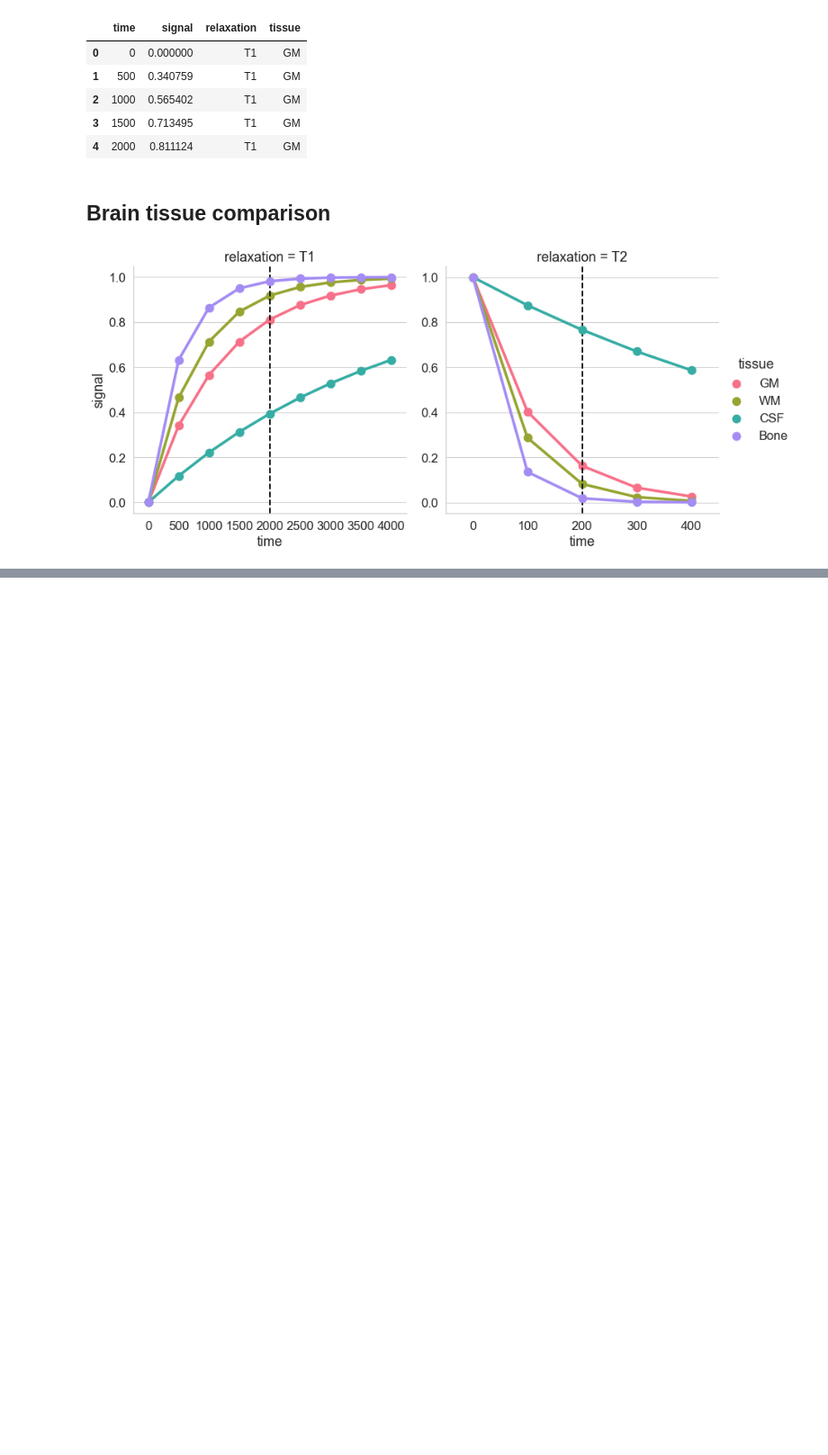
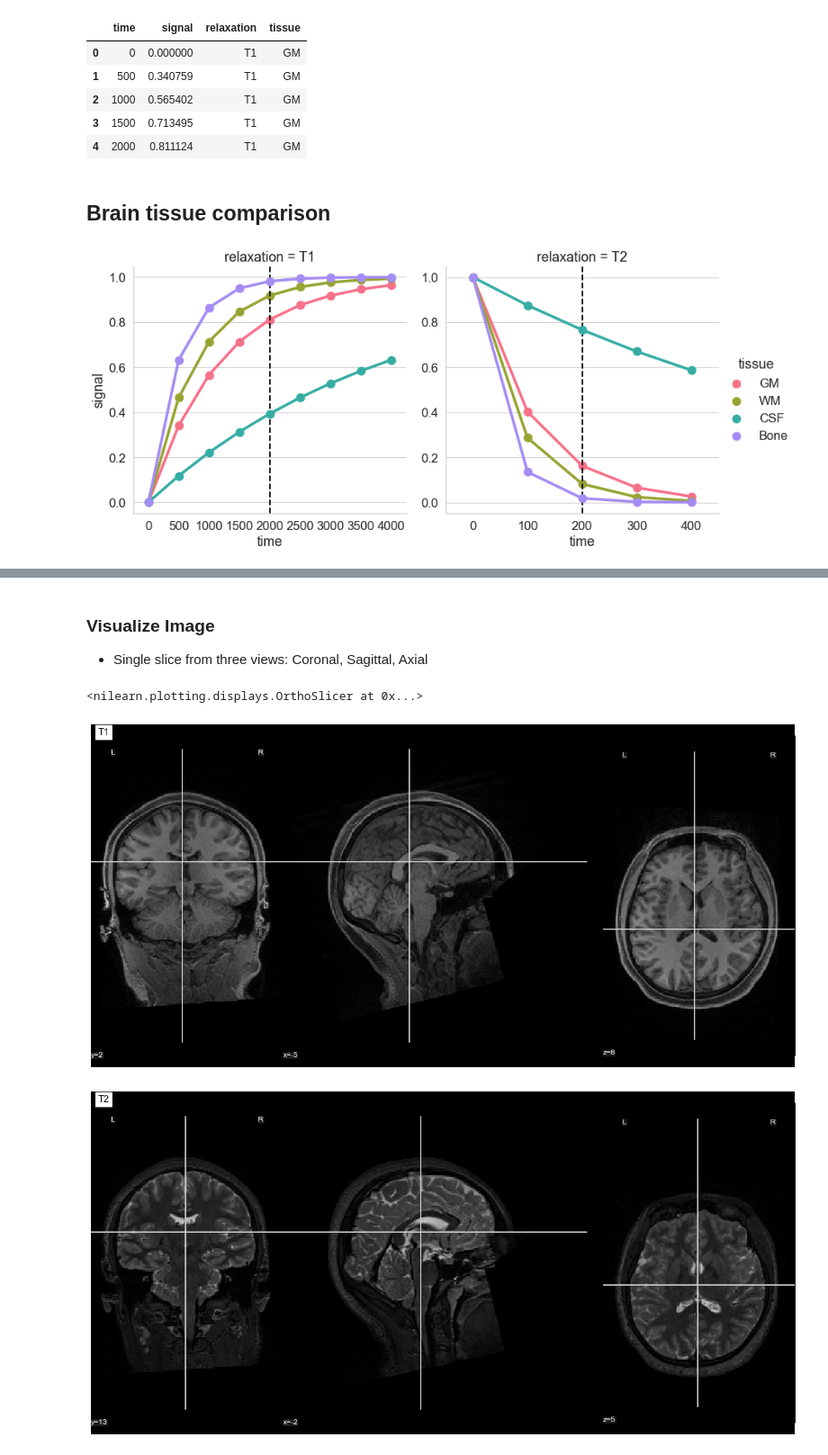
Before and after one commit to YuyangXueEd/Working-with-MRI-Data-in-Python, a Jupyter notebook: sMRI/1-sMRI_Acquisition_and_Modalities.ipynb, the cells around one changed output, grey strips where cells are left out. Shown at 90% size. Saved outputs shown, nothing was run; the diff lists cells and outputs as text; code cells hidden in the pictures; blank space fills up the shorter version.

```diff
--- a/sMRI/1-sMRI_Acquisition_and_Modalities.ipynb
+++ b/sMRI/1-sMRI_Acquisition_and_Modalities.ipynb
@@ -204 +206,21 @@ MP-RAGE            |  MP2-RAGE
 * [Craving dataset](https://openneuro.org/datasets/ds003242/versions/1.0.0): Cue INduced Craving task following food fasting, social isolation and baseline.
+# %%
+dataset = 'craving'
+
+T1_filename = local_data_dir + '/craving_sub-SAXSISO01b_T1w.nii.gz'
+T2_filename = local_data_dir + '/craving_sub-SAXSISO01b_T2w.nii.gz'
+
+print('Using {} dataset'.format(dataset))
+
+T1_img = nib.load(T1_filename)
+T2_img = nib.load(T2_filename)
+
+# grab data array
+T1_data = T1_img.get_fdata()
+T2_data = T2_img.get_fdata()
+
+print('T1 img path: {}, \n\timage shape: {}'.format(T1_filename, T1_img.shape))
+print('\t intensity value range:\n\t\tmin:{:3.2f}, max:{:3.2f}'.format(np.min(T1_data.ravel()), np.max(T1_data.ravel())))
+
+print('T2 img path: {}, \n\timage shape: {}'.format(T2_filename, T2_img.shape))
+print('\t intensity value range:\n\t\tmin:{:3.2f}, max:{:3.2f}'.format(np.min(T2_data.ravel()), np.max(T2_data.ravel())))
@@ -204,0 +237,15 @@ MP-RAGE            |  MP2-RAGE
+# %% [markdown]
+### Visualize Image
+
+* Single slice from three views: Coronal, Sagittal, Axial
+# %%
+fig, ax1 = plt.subplots(figsize=(20, 10))
+# vmax: Upper bound of the colormap.
+plotting.plot_anat(T1_filename, title="T1", vmax=500, axes=ax1)
+
+fig, ax2 = plt.subplots(figsize=(20, 10))
+plotting.plot_anat(T2_filename, title="T2", vmax=300, axes=ax2)
+# %% [output]
+<nilearn.plotting.displays.OrthoSlicer at 0x...>
+[figure, added]
+[figure, added]
```
Also changed, not shown: parts of 6 cells of this notebook.
